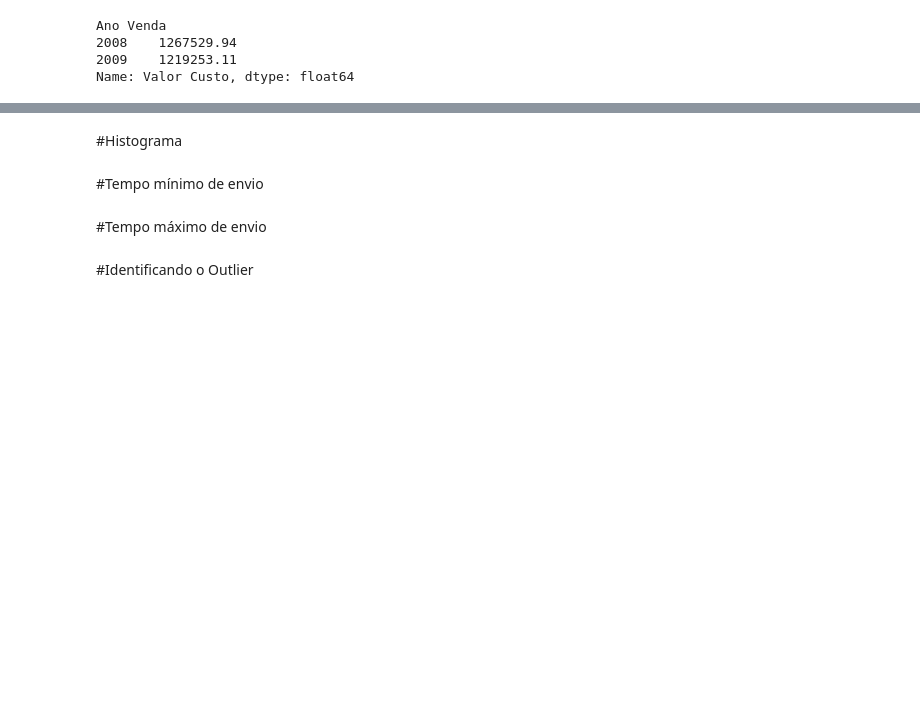
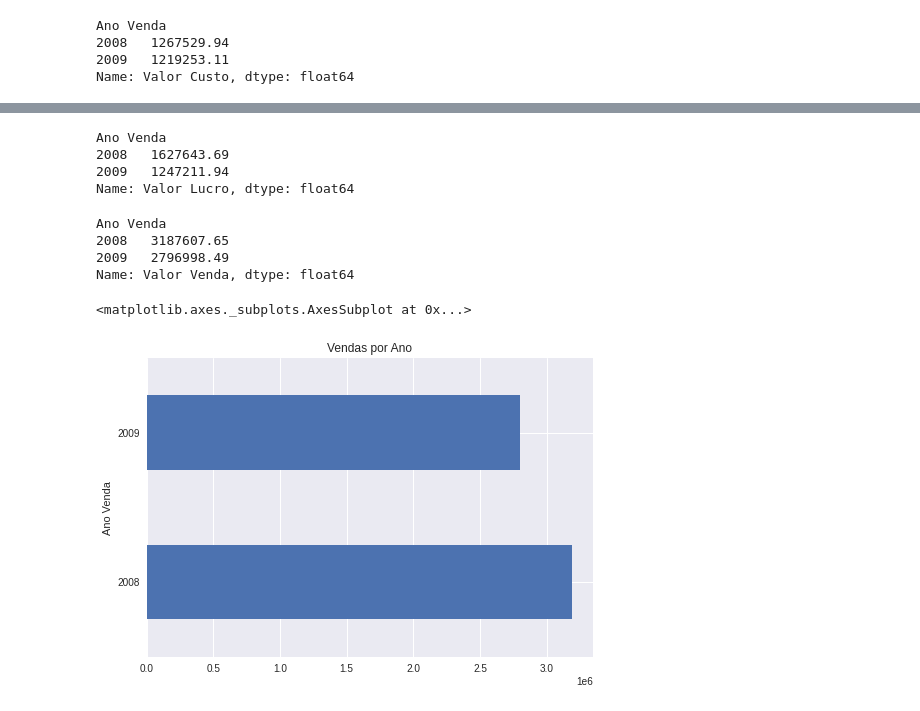
Before and after one commit to mraoni/bootcamp-unimed-ciencia-dados, a Jupyter notebook: AdventureWorks.ipynb, the cells around one changed output, grey strips where cells are left out. Saved outputs shown, nothing was run; the diff lists cells and outputs as text; code cells hidden in the pictures; blank space fills up the shorter version.

```diff
--- a/AdventureWorks.ipynb
+++ b/AdventureWorks.ipynb
@@ -4,8 +4,8 @@
 ## Adicionando bibliotecas e configurações
 # %%
 import pandas as pd
-import matplotlib as pl
-pl.style.use("ggplot")
+import matplotlib.pyplot as plot
+plot.style.use("seaborn")
 # %% [markdown]
 ## Upload dos arquivos
 # %%
@@ -273,8 +239,21 @@ Name: Valor Venda, dtype: float64
-# %% [markdown]
-#Histograma
-# %% [markdown]
-#Tempo mínimo de envio
-# %% [markdown]
-#Tempo máximo de envio
-# %% [markdown]
-#Identificando o Outlier
+# %%
+# lucro por ano venda
+print(df.groupby("Ano Venda")["Valor Lucro"].sum())
+
+#OBS. O valor do lucro diminuiu no decorrer do período.
+# %% [output]
+Ano Venda
+2008   1627643.69
+2009   1247211.94
+Name: Valor Lucro, dtype: float64
+# %%
+# Se o lucro e custo diminuiram as vendas devem ter caido no período
+print(df.groupby("Ano Venda")["Valor Venda"].sum())
+df.groupby("Ano Venda")["Valor Venda"].sum().plot.barh(title="Vendas por Ano")
+# %% [output]
+Ano Venda
+2008   3187607.65
+2009   2796998.49
+Name: Valor Venda, dtype: float64
+<matplotlib.axes._subplots.AxesSubplot at 0x...>
+[figure, added]
```
Also changed, not shown: parts of 45 cells of this notebook.
